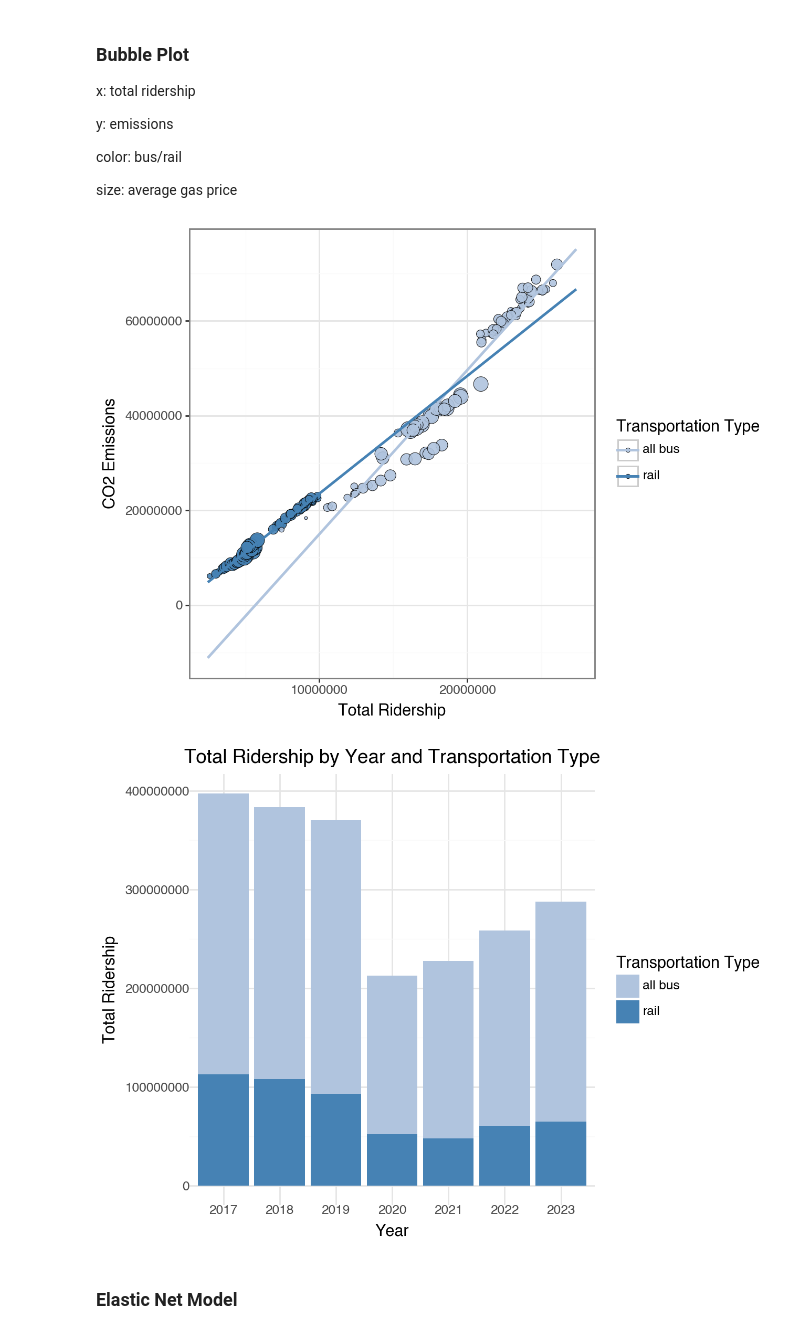
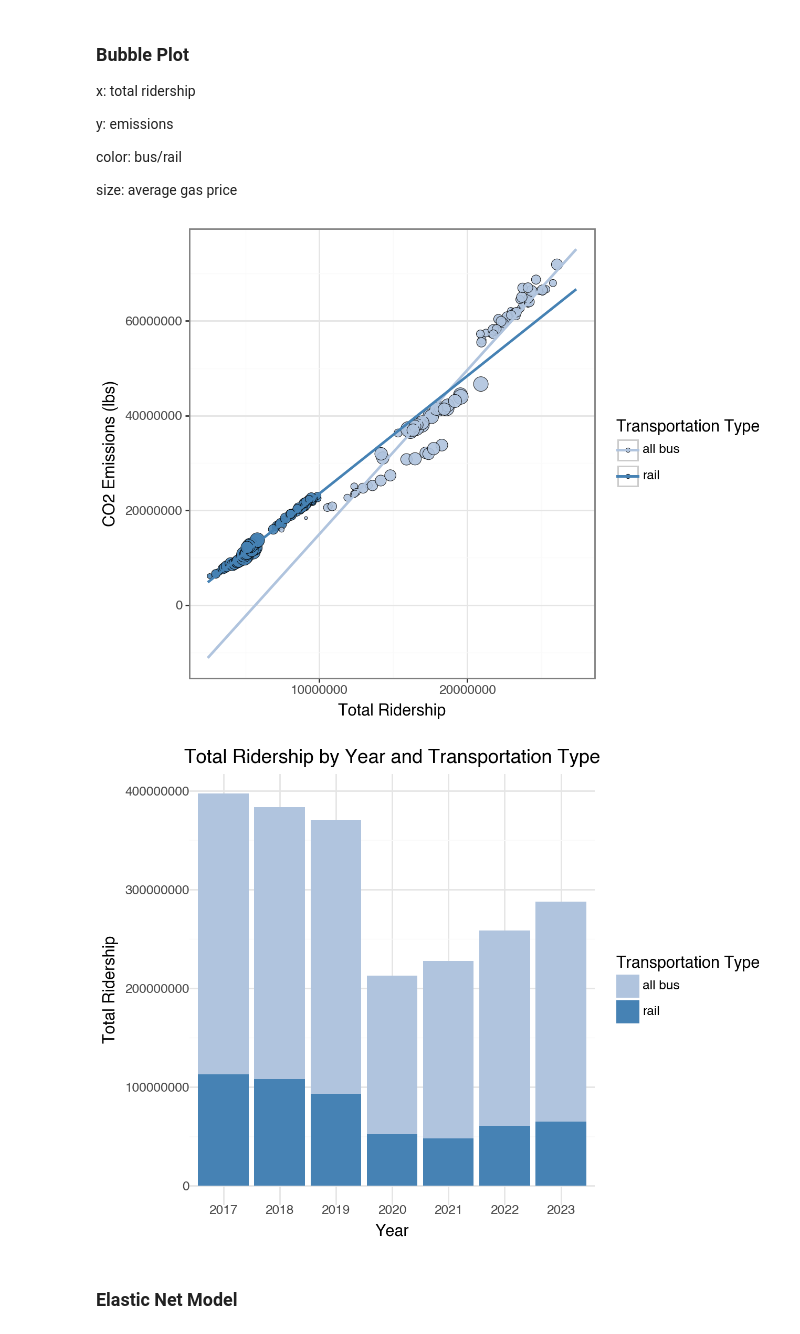
Before and after one commit to stolieerickson/GSB544-Computing, a Jupyter notebook: Project/Project.ipynb, the cells around one changed output. Saved outputs shown, nothing was run; the diff lists cells and outputs as text; code cells hidden in the pictures.

```diff
--- a/Project/Project.ipynb
+++ b/Project/Project.ipynb
@@ -74,35 +74,35 @@ colors = {
 }
 
 # Creating the bubble plot with controlled regression line extension
 (
     ggplot(data, aes(x='total_ridership', y='emission', size='avg_price', fill='transportation_type'))
     + geom_point(alpha=0.9, color='black', stroke=0.2)  # Bubble plot
     + geom_smooth(
         aes(group='transportation_type', color='transportation_type'),
         method='lm', se=False, fullrange=True  # Extend regression lines
     )
     + scale_fill_manual(
         name='Transportation Type',
         values=colors
     )
     + scale_color_manual(
         name='Transportation Type',
         values=colors
     )
     + labs(
         x='Total Ridership',
-        y='CO2 Emissions',
+        y='CO2 Emissions (lbs)',
         fill='Transportation Type'
     )
     + guides(size=False)  # Hides the size legend
     + xlim(
         data['total_ridership'].min() * 0.95,  # Slightly less than the minimum observed
         data['total_ridership'].max() * 1.05   # Slightly more than the maximum observed
     )
     + theme_bw()
 )
 # %% [output]
-[figure, old version]
+[figure, new version]
 [figure]
 # %% [markdown]
 ### Elastic Net Model
```
Also changed, not shown: parts of 1 cell of this notebook, 5 other files.
